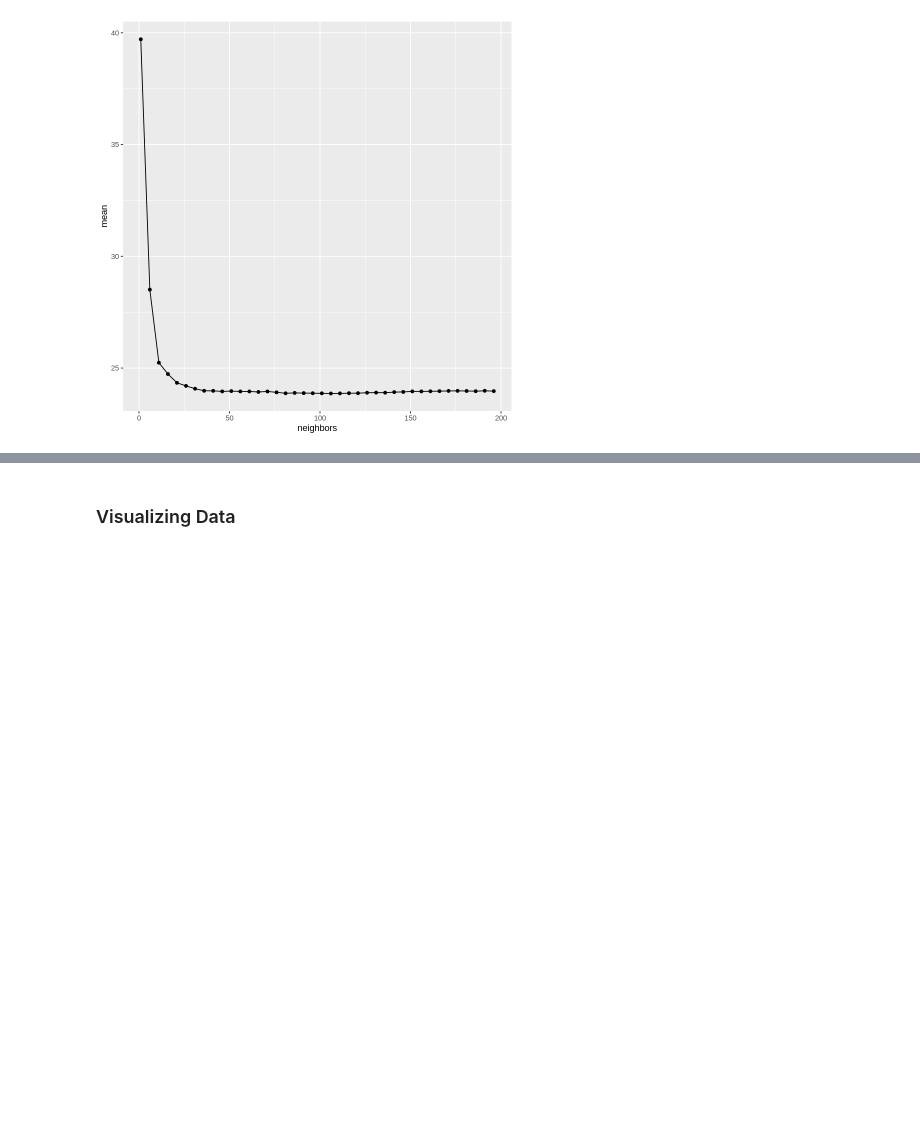
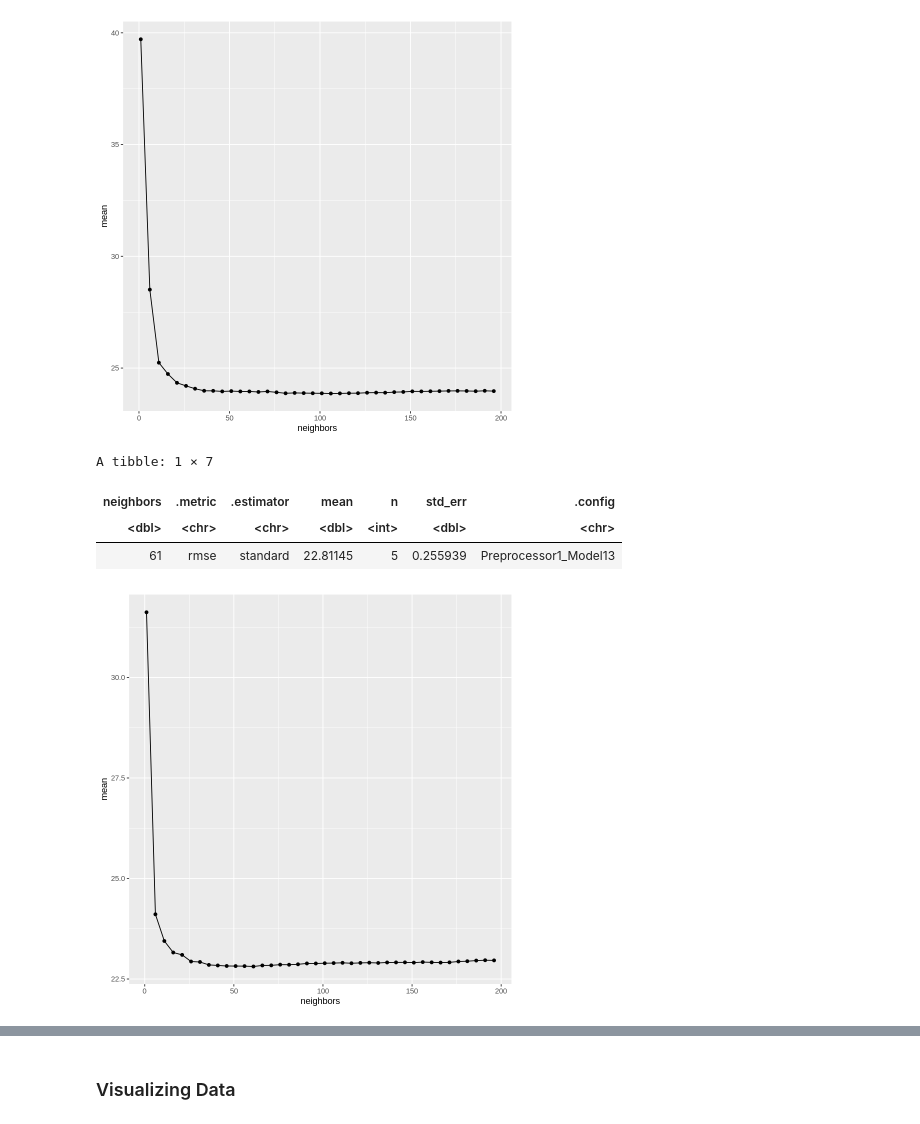
Before and after one commit to caswellbrett/CancerMortalityPrediction, a Jupyter notebook: Report.ipynb, the cells around one changed output, grey strips where cells are left out. Cells and saved outputs as stored; diff of their text form; code cells hidden in the pictures; blank space fills up the shorter version.

```diff
--- a/Report.ipynb
+++ b/Report.ipynb
@@ -358,4 +346,27 @@ A tibble: 1 × 7
 # %%
 knn_recipe_2 <- lm_recipe_2 |> #making recipe with our predictor variables
                         step_scale(all_predictors()) |> # scaling all predictors
                         step_center(all_predictors()) # centering all predictors
+
+acc_2 <- workflow() |>
+    add_recipe(knn_recipe_2) |>
+    add_model(knn_spec) |>
+    tune_grid(resamples = cancer_vfold, grid = gridvals) |>
+    collect_metrics() |>
+    filter(.metric == "rmse")
+
+min_mean <- acc_2 |>
+    filter(mean == min(mean)) #finding lowest mean to get the most accurate rmspe
+min_mean
+
+options(repr.plot.width = 7, repr.plot.height = 7)
+
+ggplot(acc_2, aes(x = neighbors, y = mean)) +
+    geom_point() +
+    geom_line()
+# %% [output]
+A tibble: 1 × 7
+| neighbors | .metric | .estimator | mean | n | std_err | .config |
+| <dbl> | <chr> | <chr> | <dbl> | <int> | <dbl> | <chr> |
+| 61 | rmse | standard | 22.81145 | 5 | 0.255939 | Preprocessor1_Model13 |
+[figure, added]
```
Also changed, not shown: parts of 9 cells of this notebook.
